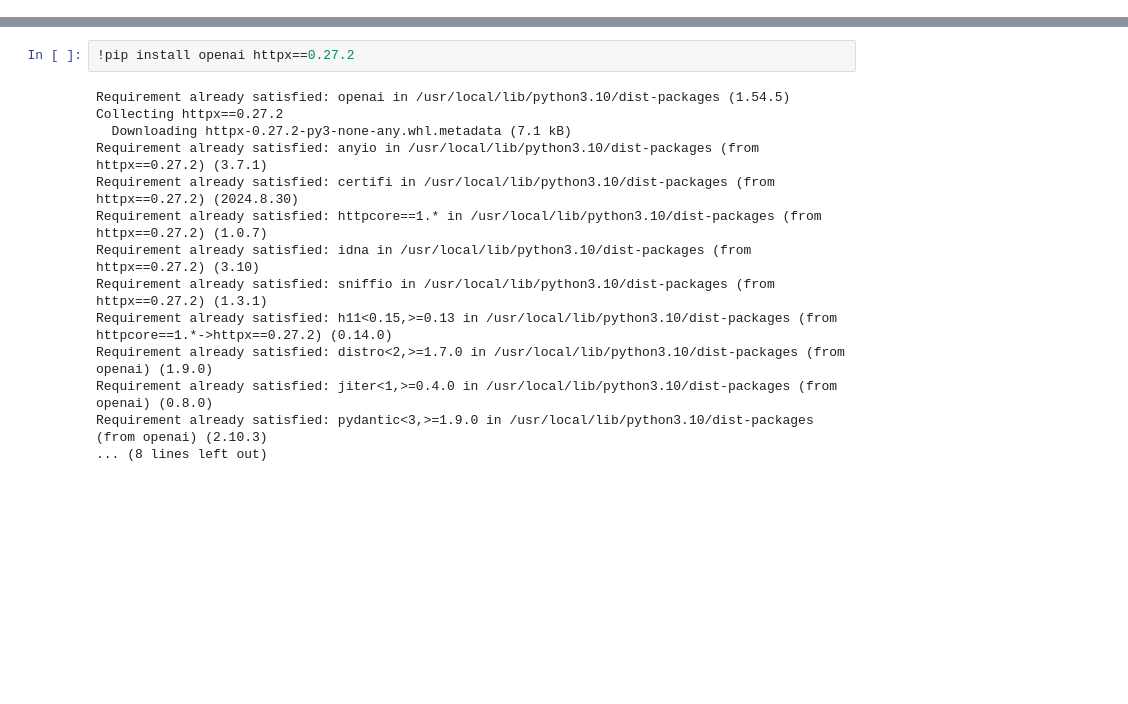
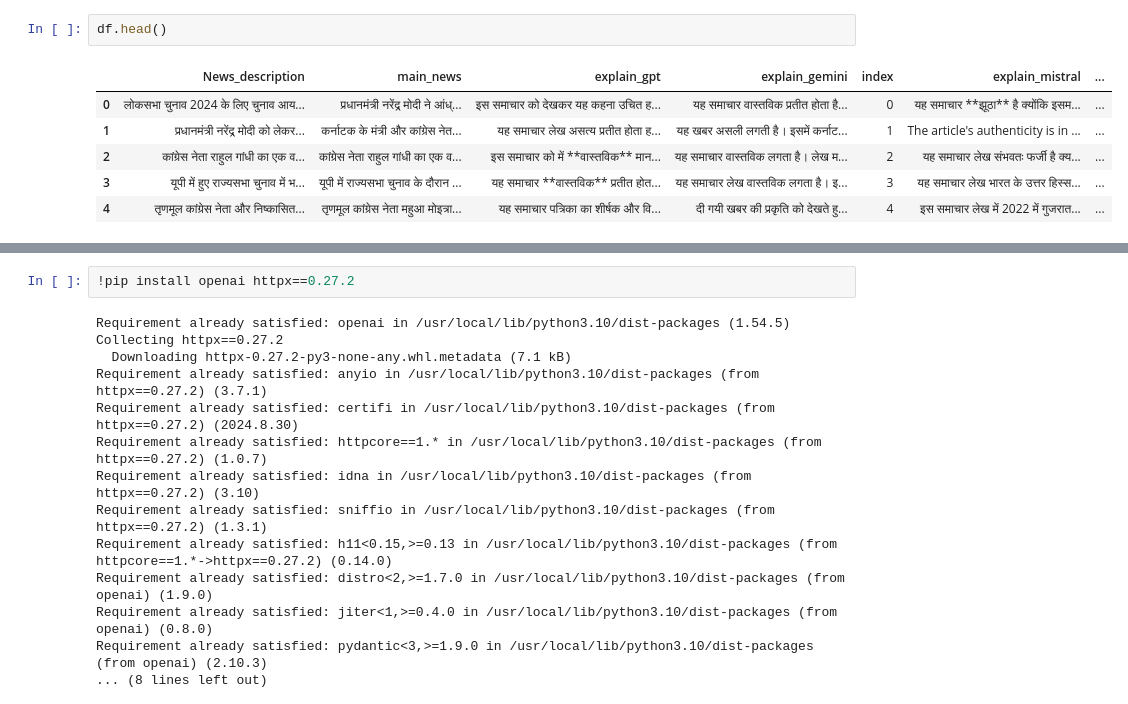
Before and after one commit to pulkit48/Explanation-using-DPO, a Jupyter notebook: Pref_dataset+Stat.ipynb, the cells around one changed output, grey strips where cells are left out. Cells and saved outputs as stored; diff of their text form; blank space fills up the shorter version.

```diff
--- a/Pref_dataset+Stat.ipynb
+++ b/Pref_dataset+Stat.ipynb
@@ -2,0 +39,9 @@
+# %%
+df.head()
+# %% [output]
+|  | News_description | main_news | explain_gpt | explain_gemini | index | explain_mistral | ... |
+| 0 | लोकसभा चुनाव 2024 के लिए चुनाव आय... | प्रधानमंत्री नरेंद्र मोदी ने आंध्... | इस समाचार को देखकर यह कहना उचित ह... | यह समाचार वास्तविक प्रतीत होता है... | 0 | यह समाचार **झूठा** है क्योंकि इसम... | ... |
+| 1 | प्रधानमंत्री नरेंद्र मोदी को लेकर... | कर्नाटक के मंत्री और कांग्रेस नेत... | यह समाचार लेख असत्य प्रतीत होता ह... | यह खबर असली लगती है। इसमें कर्नाट... | 1 | The article's authenticity is in ... | ... |
+| 2 | कांग्रेस नेता राहुल गांधी का एक व... | कांग्रेस नेता राहुल गांधी का एक व... | इस समाचार को में **वास्तविक** मान... | यह समाचार वास्तविक लगता है। लेख म... | 2 | यह समाचार लेख संभवतः फर्जी है क्य... | ... |
+| 3 | यूपी में हुए राज्यसभा चुनाव में भ... | यूपी में राज्यसभा चुनाव के दौरान ... | यह समाचार **वास्तविक** प्रतीत होत... | यह समाचार लेख वास्तविक लगता है। इ... | 3 | यह समाचार लेख भारत के उत्तर हिस्स... | ... |
+| 4 | तृणमूल कांग्रेस नेता और निष्कासित... | तृणमूल कांग्रेस नेता महुआ मोइत्रा... | यह समाचार पत्रिका का शीर्षक और वि... | दी गयी खबर की प्रकृति को देखते हु... | 4 | इस समाचार लेख में 2022 में गुजरात... | ... |
```
Also changed, not shown: parts of 22 cells of this notebook.
